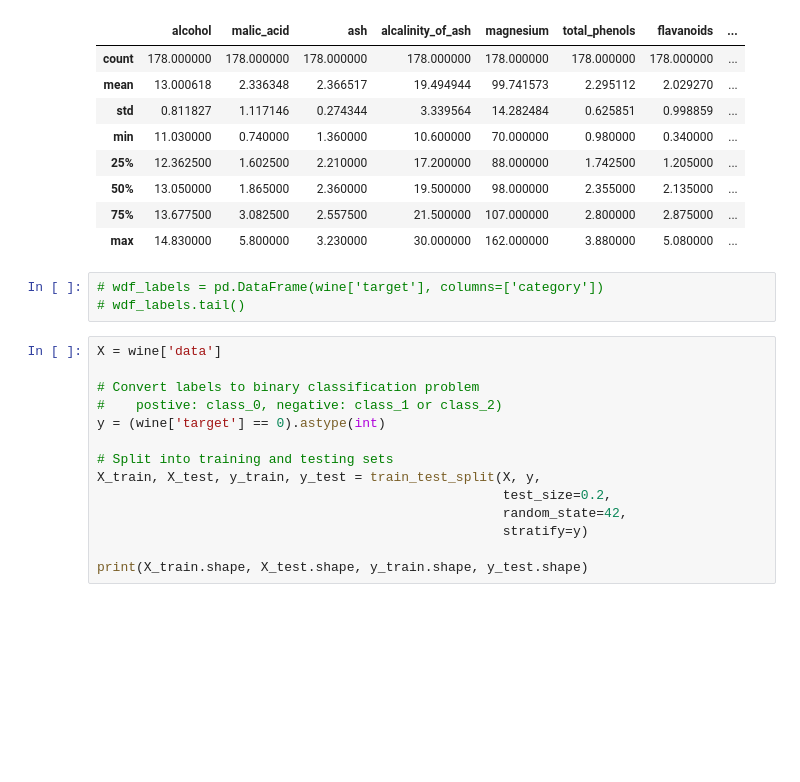
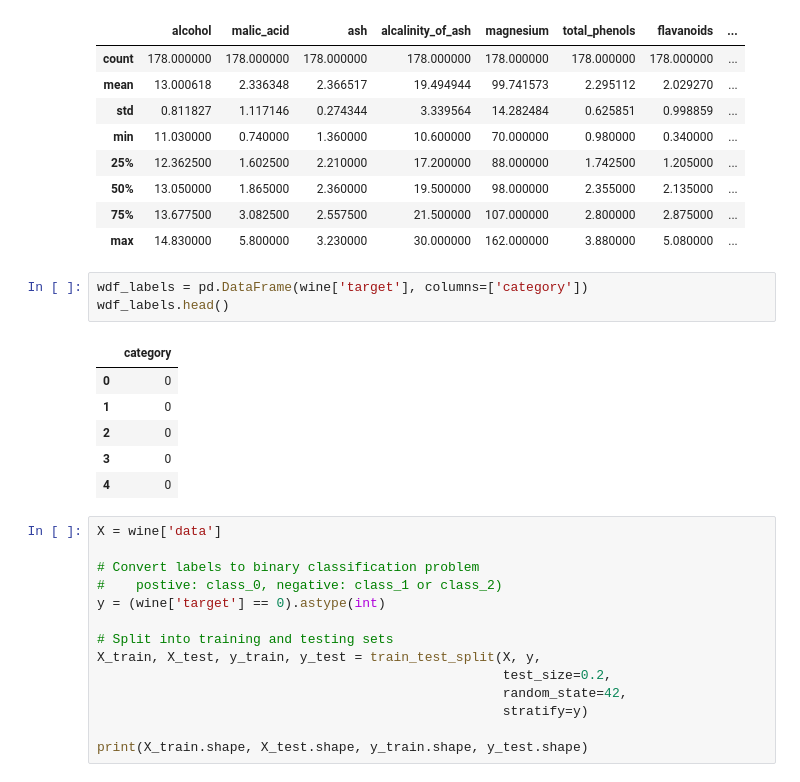
Before and after one commit to HKuz/DataScienceReferences, a Jupyter notebook: Machine_Learning/machine_learning_overview.ipynb, the cells around one changed output. Cells and saved outputs as stored; diff of their text form; blank space fills up the shorter version.

Commit message:
feat: clean up cells, add back labels column for testing

```diff
--- a/Machine_Learning/machine_learning_overview.ipynb
+++ b/Machine_Learning/machine_learning_overview.ipynb
@@ -109,8 +109,15 @@ wdf.describe()
 | 75% | 13.677500 | 3.082500 | 2.557500 | 21.500000 | 107.000000 | 2.800000 | 2.875000 | ... |
 | max | 14.830000 | 5.800000 | 3.230000 | 30.000000 | 162.000000 | 3.880000 | 5.080000 | ... |
 # %%
-# wdf_labels = pd.DataFrame(wine['target'], columns=['category'])
-# wdf_labels.tail()
+wdf_labels = pd.DataFrame(wine['target'], columns=['category'])
+wdf_labels.head()
+# %% [output]
+|  | category |
+| 0 | 0 |
+| 1 | 0 |
+| 2 | 0 |
+| 3 | 0 |
+| 4 | 0 |
 # %%
 X = wine['data']
 
```
